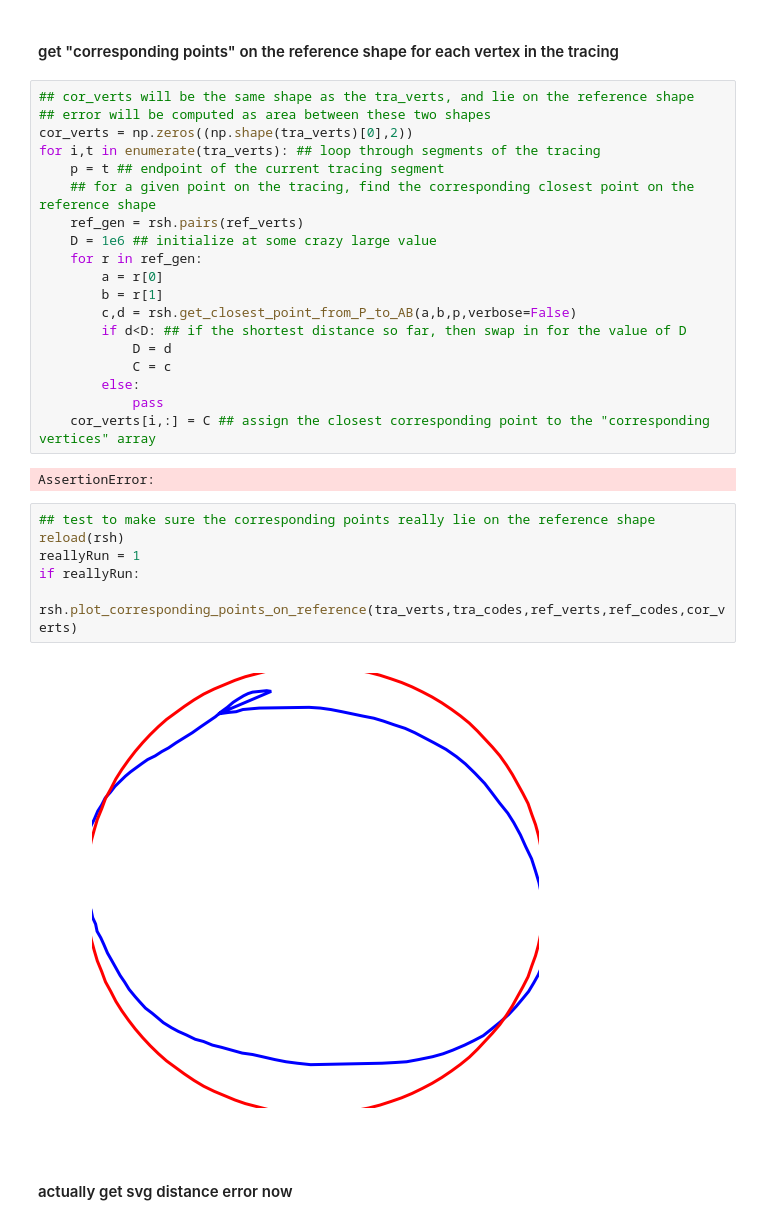
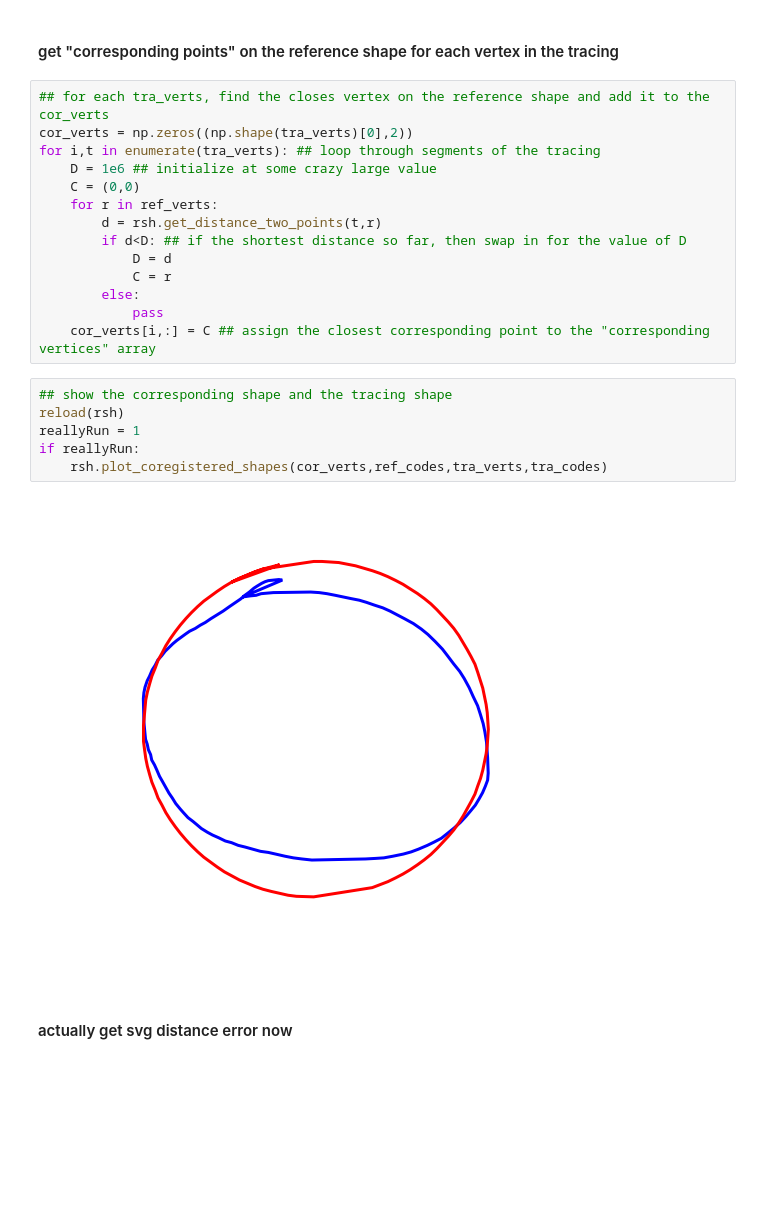
Before and after one commit to brialorelle/kiddraw, a Jupyter notebook: analysis/museumstation/python/score_svg_distance-circle.ipynb, the cells around one changed output. Saved outputs shown, nothing was run; the diff lists cells and outputs as text; blank space fills up the shorter version.

Commit message:
match points on the tracing to the reference circle

```diff
--- a/analysis/museumstation/python/score_svg_distance-circle.ipynb
+++ b/analysis/museumstation/python/score_svg_distance-circle.ipynb
@@ -180,34 +162,27 @@ if run_tests:
 # %% [markdown]
 #### get "corresponding points" on the reference shape for each vertex in the tracing
 # %%
-## cor_verts will be the same shape as the tra_verts, and lie on the reference shape
-## error will be computed as area between these two shapes
+## for each tra_verts, find the closes vertex on the reference shape and add it to the cor_verts
 cor_verts = np.zeros((np.shape(tra_verts)[0],2))
 for i,t in enumerate(tra_verts): ## loop through segments of the tracing
-    p = t ## endpoint of the current tracing segment
-    ## for a given point on the tracing, find the corresponding closest point on the reference shape
-    ref_gen = rsh.pairs(ref_verts)
     D = 1e6 ## initialize at some crazy large value
-    for r in ref_gen:
-        a = r[0]
-        b = r[1]
-        c,d = rsh.get_closest_point_from_P_to_AB(a,b,p,verbose=False)
+    C = (0,0)
+    for r in ref_verts:
+        d = rsh.get_distance_two_points(t,r)
         if d<D: ## if the shortest distance so far, then swap in for the value of D
             D = d
-            C = c
+            C = r
         else:
             pass
     cor_verts[i,:] = C ## assign the closest corresponding point to the "corresponding vertices" array
-# %% [output]
-AssertionError:
 # %%
-## test to make sure the corresponding points really lie on the reference shape
+## show the corresponding shape and the tracing shape
 reload(rsh)
 reallyRun = 1
 if reallyRun:
-    rsh.plot_corresponding_points_on_reference(tra_verts,tra_codes,ref_verts,ref_codes,cor_verts)
+    rsh.plot_coregistered_shapes(cor_verts,ref_codes,tra_verts,tra_codes)
 # %% [output]
-[figure, old version]
+[figure, new version]
 # %% [markdown]
 #### actually get svg distance error now
 # %%
```
Also changed, not shown: parts of 4 cells of this notebook, 1 other file.
